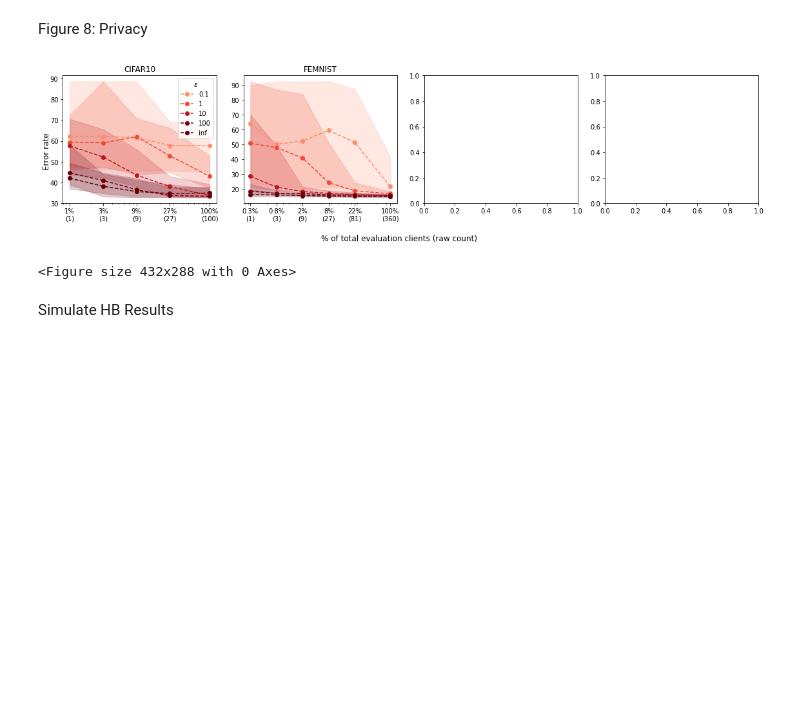
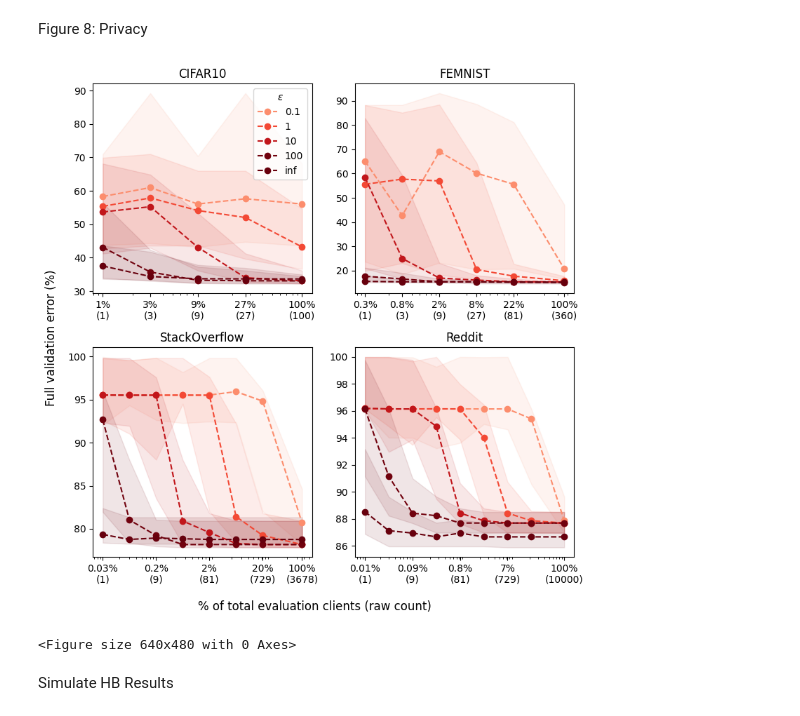
Before and after one commit to imkevinkuo/noisy-eval-in-fl, a Jupyter notebook: notebooks/analysis.ipynb, the cells around one changed output. Cells and saved outputs as stored; diff of their text form; code cells hidden in the pictures; blank space fills up the shorter version.

```diff
--- a/notebooks/analysis.ipynb
+++ b/notebooks/analysis.ipynb
@@ -146,7 +153,8 @@ sizes = toks_per_client
 0. Simulate RS results using logged fedtrain_simple.py runs
 # %%
 def run_rs(client_sizes, runs, eval_dict, nc, NC, N, R=405, data_p=0, dp_eps=None, sys_bias=0):
-    T = np.random.choice(runs, N, replace=False)
+    # T = np.random.choice(runs, N, replace=False)
+    T = runs
     sub_evals = []
     for i, run in enumerate(T):
         client_evals = eval_dict[run, R, data_p]
@@ -400,11 +406,9 @@ plt.show()
 # %% [markdown]
 Figure 7: Configuration errors
 # %%
-# fig, axs = plt.subplots(2, 2, figsize=(8,8))
+c = ['tab:green', 'tab:blue', 'tab:orange', 'tab:red']
 i = 0
-c = ['red', 'orange', 'steelblue', 'blue']
-for ds in ['CIFAR10','FEMNIST']: #datasets
-    # ax = axs[i//2][i%2]
+for ds in datasets:
     means, mins = [], []
     for k, v in eval_dicts[ds].items():
         if k[1] == 405 and k[2] == 0.0:
@@ -413,8 +417,8 @@ for ds in ['CIFAR10','FEMNIST']: #datasets
     plt.scatter(means[:127], mins[:127], label=ds, alpha=0.6, color=c[i])
     # ax.set_title(d)
     i+=1
-plt.xlabel('Global % Error')
-plt.ylabel('Minimum % Error')
+plt.xlabel('Full validation error (%)')
+plt.ylabel('Minimum validation client error (%)')
 plt.legend(title='Dataset')
-plt.savefig('figures/SYS_SCATTER.pdf')
+# plt.savefig('figures/SYS_SCATTER.pdf')
 # %% [output]
@@ -424,33 +429,37 @@ Figure 8: Privacy
 # %%
 c = plt.get_cmap('Reds')
 alg = "RS (N=16)"
-fig, axs = plt.subplots(1,4, figsize=(16,4))
-
+# fig, axs = plt.subplots(1,4, figsize=(16,4))
+fig, axs = plt.subplots(2,2, figsize=(8,8))
 # for i, d in enumerate(datasets):
-for i, ds in enumerate(['CIFAR10', 'FEMNIST']):
-    ax = axs[i]
-    results = rs_results[ds]
-    for j, dp_eps in enumerate(EPS + [None]):
+for i, ds in enumerate(['CIFAR10', 'FEMNIST', 'StackOverflow', 'Reddit']):
+    # ax = axs[i]
+    ax = axs[i//2][i%2]
+    results = dp_rs_results[ds]
+    for j, dp_eps in enumerate(EPS[1:] + [None]):
         color = c(100 + j*50)
         plot_subsampling_trace(ax, results, ds, N=16, data_p=0, dp_eps=dp_eps, sys_bias=0, label=str(dp_eps) if dp_eps is not None else "inf", color=color)
 
     set_subsampling_text(ax, ds)
 
 
-axs[0].legend(title="$\epsilon$", loc='upper right')
-# axs[2].set_xticks([1,9,81,729,3368])
-# axs[3].set_xticks([1,9,81,729,10000])
+    if i == 0:
+        ax.legend(title="$\epsilon$", loc='upper right')
+    if i == 2:
+        ax.set_xticks([1,9,81,729,3678])
+    if i == 3:
+        ax.set_xticks([1,9,81,729,10000])
 fig.supxlabel("% of total evaluation clients (raw count)")
-fig.supylabel("Error rate")
+fig.supylabel("Full validation error (%)")
 plt.tight_layout()
-plt.savefig("figures/SYS.pdf")
+# plt.savefig("figures/DP.pdf")
 plt.show()
 
 plt.tight_layout()
 plt.show()
 # %% [output]
-[figure, old version]
+[figure, new version]
-<Figure size 432x288 with 0 Axes>
+<Figure size 640x480 with 0 Axes>
 # %% [markdown]
 Simulate HB Results
 # %%
```
Also changed, not shown: parts of 32 cells of this notebook, 6 other files.
